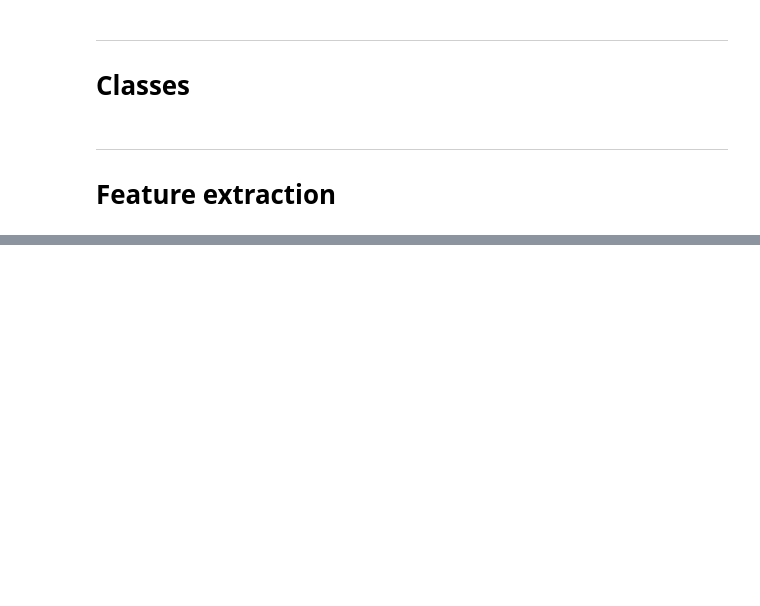
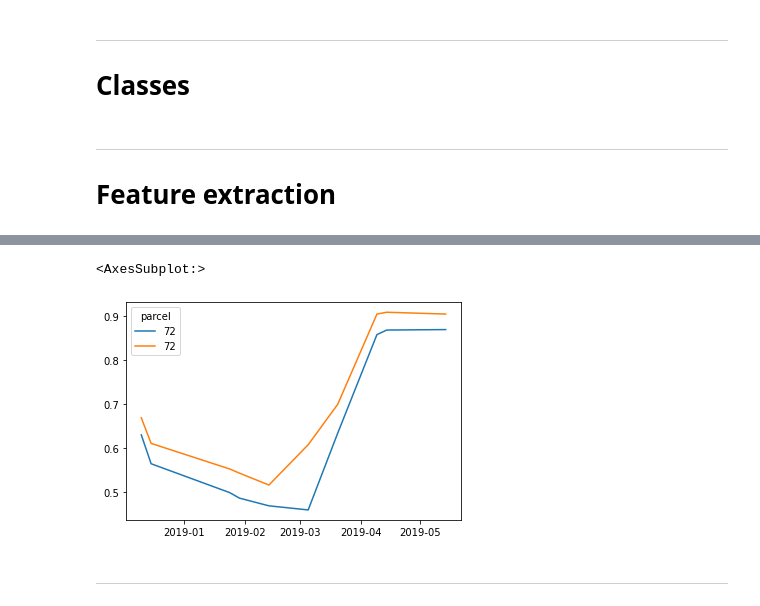
Before and after one commit to GarnierAdrian/MVA-rs-project, a Jupyter notebook: helper.ipynb, the cells around one changed output, grey strips where cells are left out. Cells and saved outputs as stored; diff of their text form; code cells hidden in the pictures; blank space fills up the shorter version.

```diff
--- a/helper.ipynb
+++ b/helper.ipynb
@@ -345,0 +406,7 @@ feature_extraction(index_df, features)
+# %%
+index_df['ndvi'][72].iloc[:10].interpolate().plot()
+# %% [output]
+<AxesSubplot:>
+[figure, added]
+# %% [markdown]
+---
```
Also changed, not shown: parts of 17 cells of this notebook.
